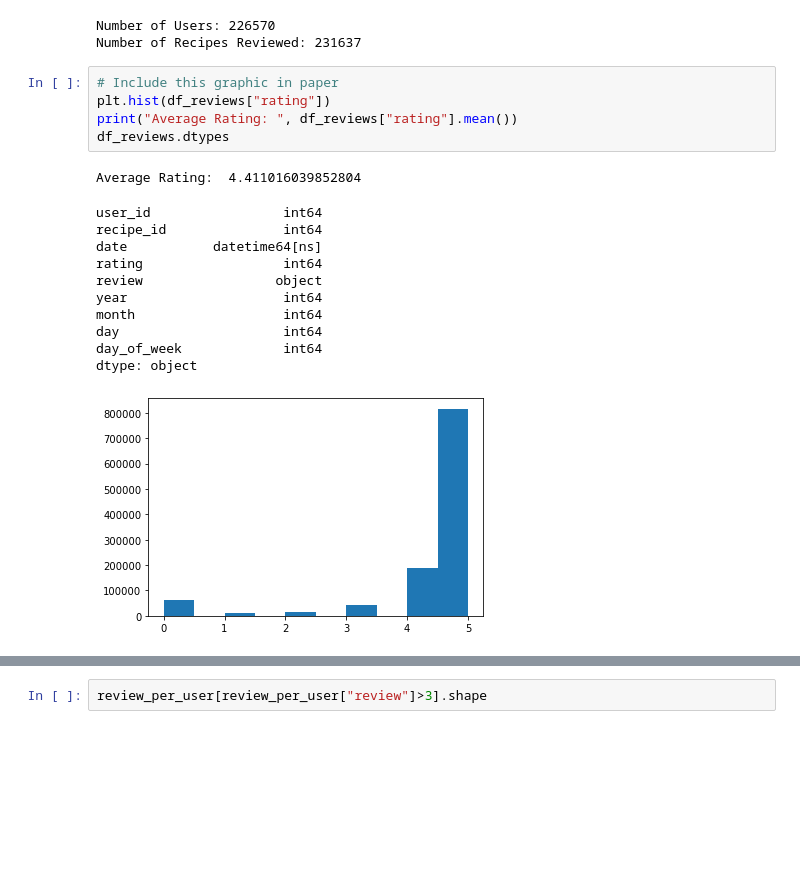
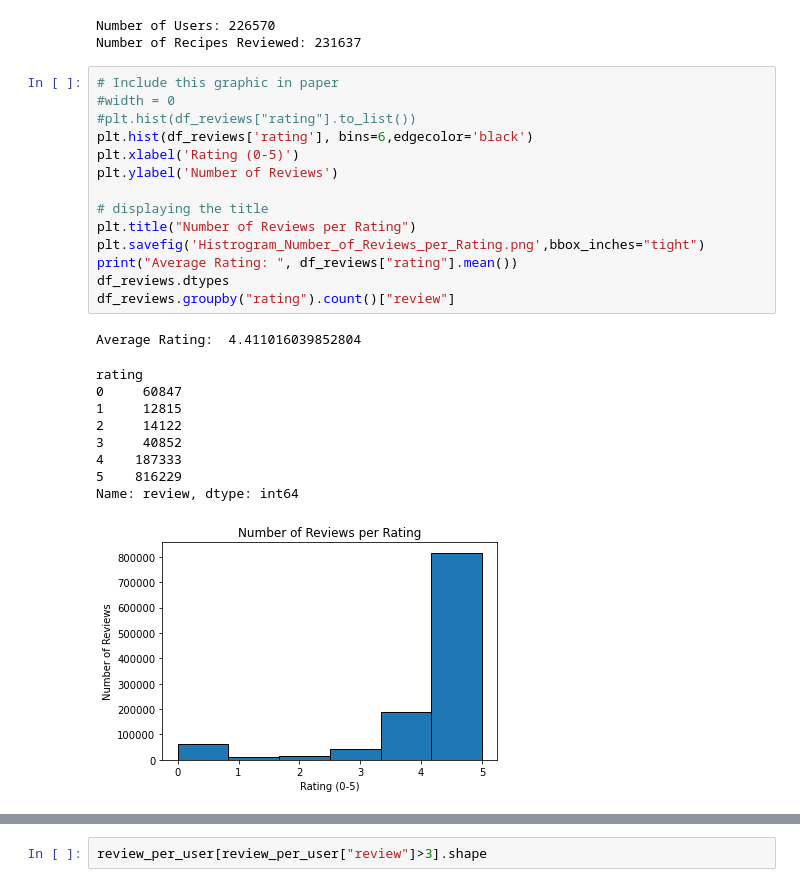
Before and after one commit to evajason/find_me_a_recipe, a Jupyter notebook: data_exploration.ipynb, the cells around one changed output, grey strips where cells are left out. Cells and saved outputs as stored; diff of their text form; blank space fills up the shorter version.

Commit message:
added more visualizations

```diff
--- a/data_exploration.ipynb
+++ b/data_exploration.ipynb
@@ -22,21 +34,28 @@ Number of Users: 226570
 Number of Recipes Reviewed: 231637
 # %%
 # Include this graphic in paper
-plt.hist(df_reviews["rating"])
+#width = 0
+#plt.hist(df_reviews["rating"].to_list())
+plt.hist(df_reviews['rating'], bins=6,edgecolor='black')
+plt.xlabel('Rating (0-5)')
+plt.ylabel('Number of Reviews')
+
+# displaying the title
+plt.title("Number of Reviews per Rating")
+plt.savefig('Histrogram_Number_of_Reviews_per_Rating.png',bbox_inches="tight")
 print("Average Rating: ", df_reviews["rating"].mean())
 df_reviews.dtypes
+df_reviews.groupby("rating").count()["review"]
 # %% [output]
 Average Rating:  4.411016039852804
-user_id                 int64
-recipe_id               int64
-date           datetime64[ns]
-rating                  int64
-review                 object
-year                    int64
-month                   int64
-day                     int64
-day_of_week             int64
-dtype: object
+rating
+0     60847
+1     12815
+2     14122
+3     40852
+4    187333
+5    816229
+Name: review, dtype: int64
-[figure, old version]
+[figure, new version]
 # %%
 grouped = df_reviews.groupby(by="user_id")
```
Also changed, not shown: parts of 13 cells of this notebook.
